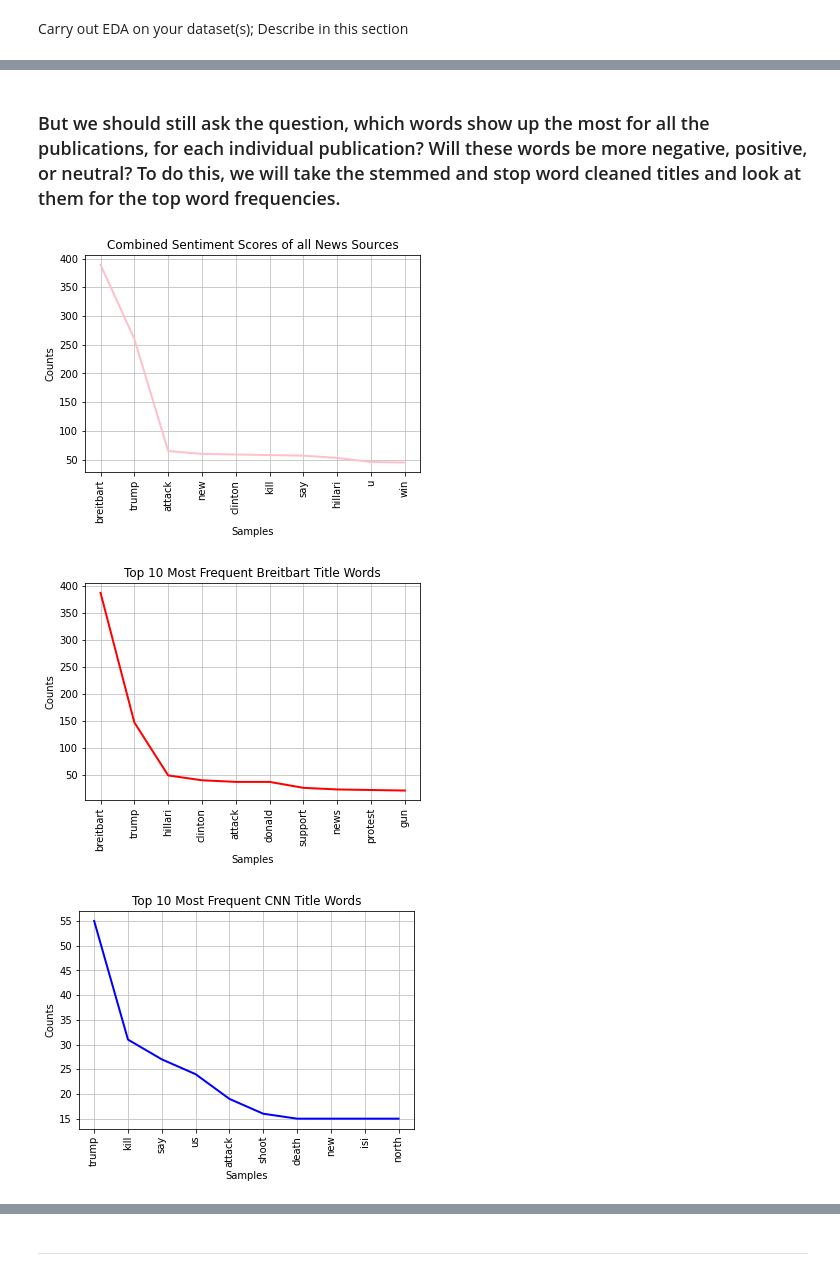
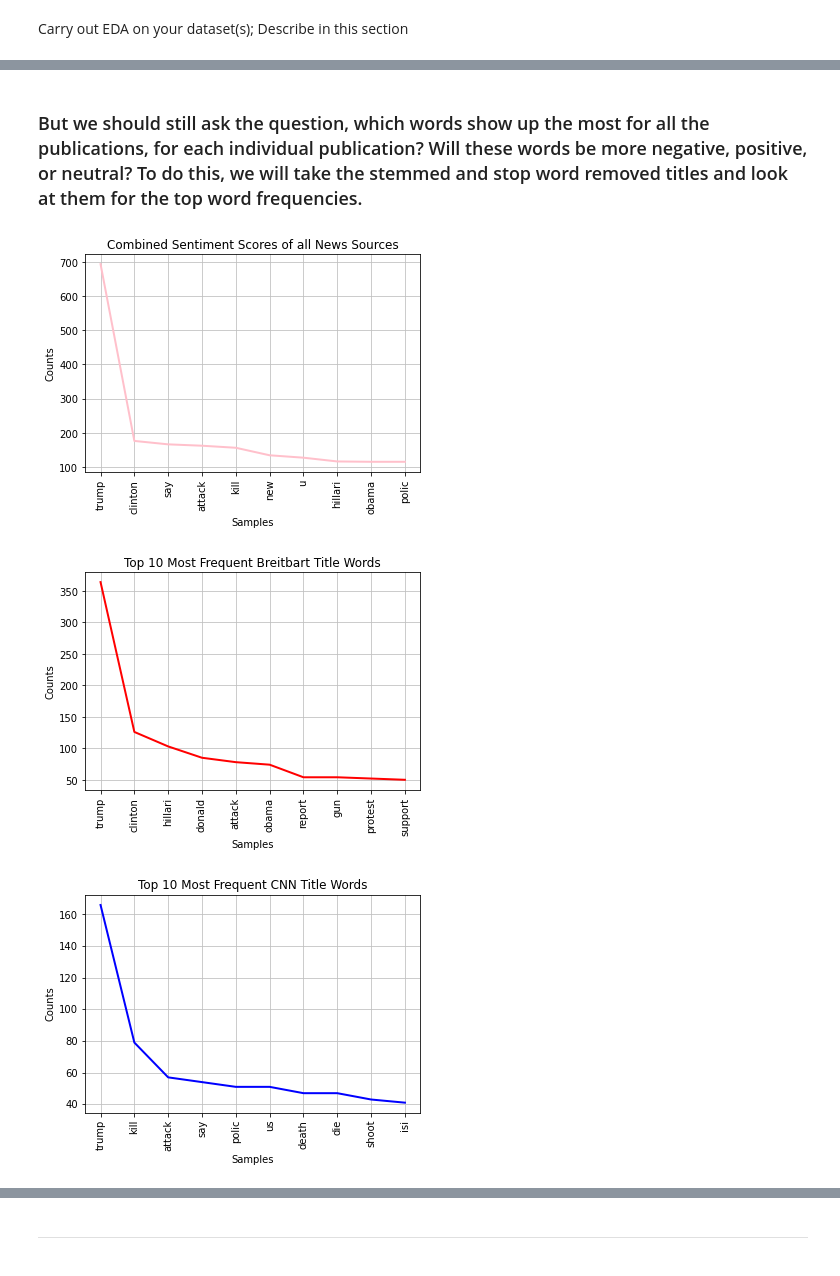
Before and after one commit to bridge-exe/Political-Polarity-Sentiments, a Jupyter notebook: EDACheckpoint_group046.ipynb, the cells around one changed output, grey strips where cells are left out. Drawn from its saved outputs; the diff is of its cells as text; code cells hidden in the pictures.

```diff
--- a/EDACheckpoint_group046.ipynb
+++ b/EDACheckpoint_group046.ipynb
@@ -127,6 +129,6 @@ Name: publication, dtype: int64
 # %%
-# pick 1000 random news for each source
-news = news.groupby("publication").sample(n=1000)
+# pick 2500 random news for each source
+news = news.groupby("publication").sample(n=2500)
 
 news['publication'].value_counts()
 # %% [output]
@@ -172,7 +174,7 @@ stop_words = set(stopwords.words('english'))
 #We see in the data that Breitbart includes the name of their publication at the end of each of their article titles, as such,
 #we decided to add 'breitbart' as a stop word so that it would be removed from the titles, and not dilute the sentiment of the rest
 #of the article titles.
-stop_words.add('breitbart, washington')
+stop_words.add('breitbart')
 news['title'] = news['title'].apply(lambda x: [item for item in x if item not in stop_words])
 
 
@@ -403,35 +437,27 @@ plt.title("Combined Sentiment Scores of all News Sources");
 # %% [markdown]
-### But we should still ask the question, which words show up the most for all the publications, for each individual publication? Will these words be more negative, positive, or neutral? To do this, we will take the stemmed and stop word cleaned titles and look at them for the top word frequencies.
+### But we should still ask the question, which words show up the most for all the publications, for each individual publication? Will these words be more negative, positive, or neutral? To do this, we will take the stemmed and stop word removed titles and look at them for the top word frequencies.
 # %%
 combined_news_publications = news['tokenized_list'].apply(pd.Series).stack()
 # calculation word frequency
 fdist_most = FreqDist(combined_news_publications)
 
-# remove punctuation counts
-for punc in string.punctuation:
-    del fdist_most[punc]
-
 # Frequency Distribution Plot - top 10 most common words
 fdist_most.plot(10, cumulative=False, color = 'pink', title = 'Combined Sentiment Scores of all News Sources');
 # %% [output]
-[figure, old version]
+[figure, new version]
 # %%
 totalNPR = news['tokenized_list'][(news['publication'] == 'NPR')].apply(pd.Series).stack()
 totalCNN = news['tokenized_list'][(news['publication'] == 'CNN')].apply(pd.Series).stack()
 totalBreitbart = news['tokenized_list'][(news['publication'] == 'Breitbart')].apply(pd.Series).stack()
 # %%
 fdist_most = FreqDist(totalBreitbart)
-for punc in string.punctuation:
-    del fdist_most[punc]
 fdist_most.plot(10, cumulative=False, color = 'red', title = 'Top 10 Most Frequent Breitbart Title Words');
 # %% [output]
-[figure, old version]
+[figure, new version]
 # %%
 fdist_most = FreqDist(totalCNN)
-for punc in string.punctuation:
-    del fdist_most[punc]
 fdist_most.plot(10, cumulative=False, color = 'blue', title = 'Top 10 Most Frequent CNN Title Words');
 # %% [output]
-[figure, old version]
+[figure, new version]
 # %%
 fdist_most = FreqDist(totalNPR)
```
Also changed, not shown: parts of 37 cells of this notebook.
